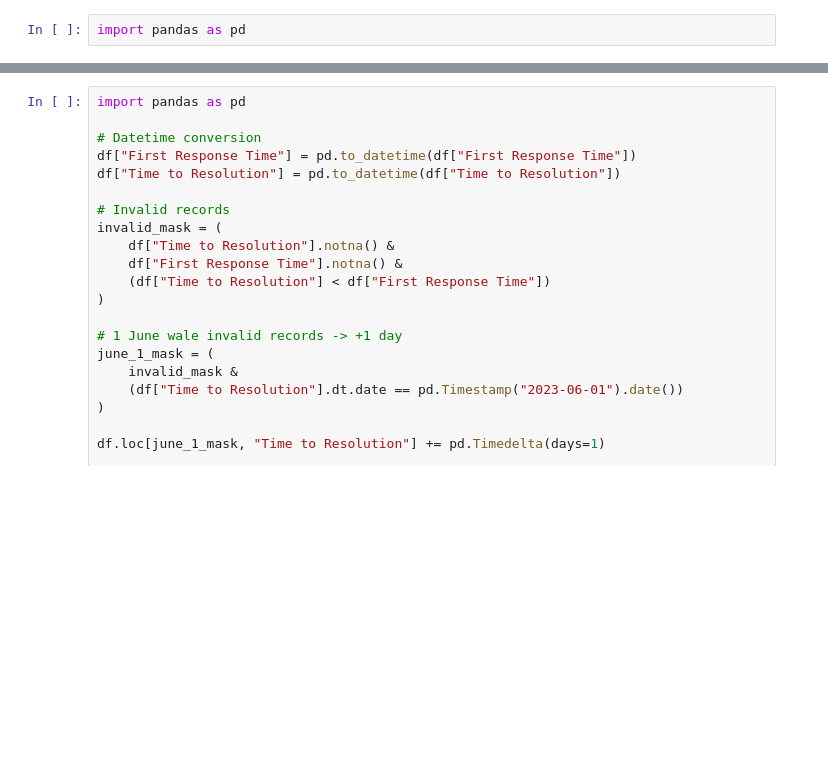
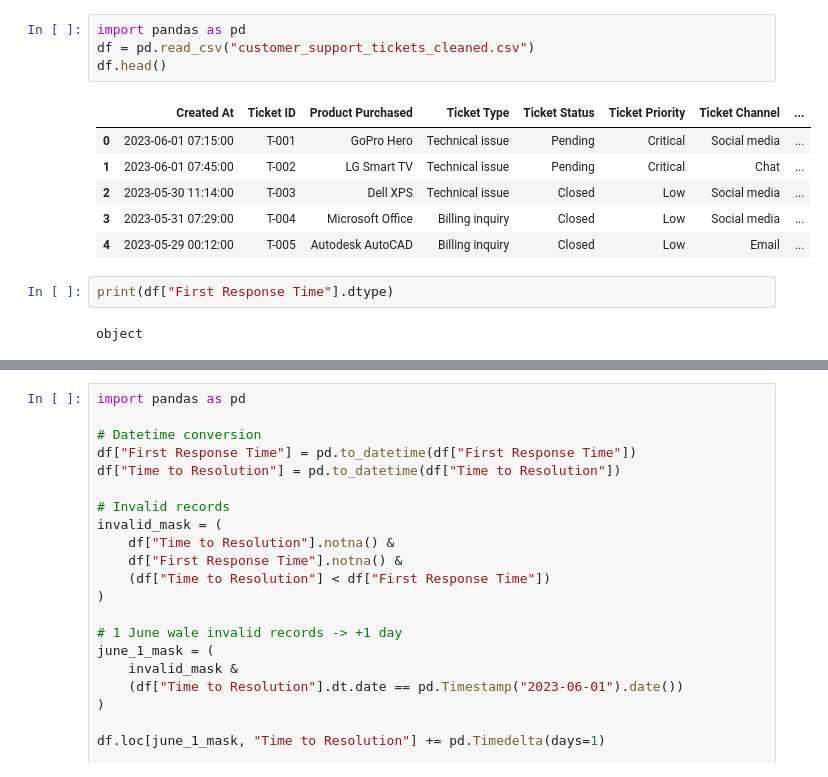
Before and after one commit to Customer-Support-Ticket-Analysis-Team/Customer-support-Ticket-Analysis, a Jupyter notebook: Data-analysis/data_graph.ipynb, the cells around one changed output, grey strips where cells are left out. Saved outputs shown, nothing was run; the diff lists cells and outputs as text; blank space fills up the shorter version.

```diff
--- a/Data-analysis/data_graph.ipynb
+++ b/Data-analysis/data_graph.ipynb
@@ -1,2 +1,15 @@
 # %%
 import pandas as pd
+df = pd.read_csv("customer_support_tickets_cleaned.csv")
+df.head()
+# %% [output]
+|  | Created At | Ticket ID | Product Purchased | Ticket Type | Ticket Status | Ticket Priority | Ticket Channel | ... |
+| 0 | 2023-06-01 07:15:00 | T-001 | GoPro Hero | Technical issue | Pending | Critical | Social media | ... |
+| 1 | 2023-06-01 07:45:00 | T-002 | LG Smart TV | Technical issue | Pending | Critical | Chat | ... |
+| 2 | 2023-05-30 11:14:00 | T-003 | Dell XPS | Technical issue | Closed | Low | Social media | ... |
+| 3 | 2023-05-31 07:29:00 | T-004 | Microsoft Office | Billing inquiry | Closed | Low | Social media | ... |
+| 4 | 2023-05-29 00:12:00 | T-005 | Autodesk AutoCAD | Billing inquiry | Closed | Low | Email | ... |
+# %%
+print(df["First Response Time"].dtype)
+# %% [output]
+object
```
Also changed, not shown: parts of 13 cells of this notebook, 8 other files.
